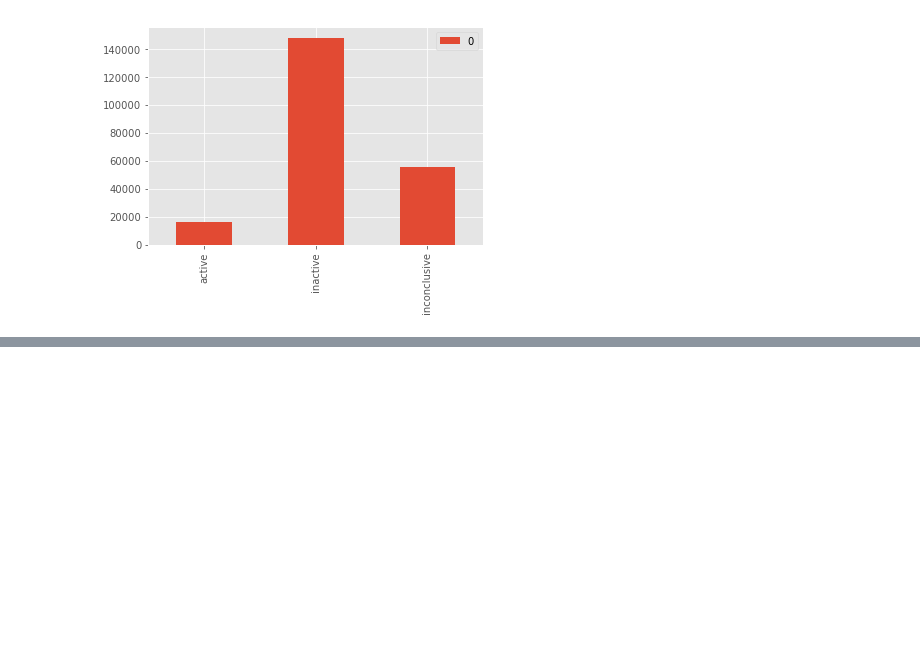
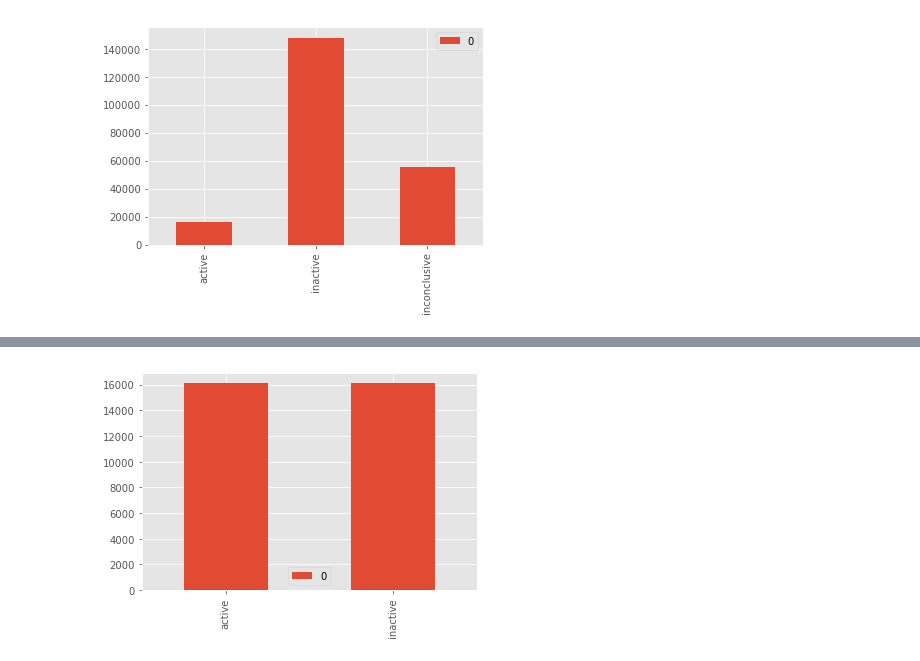
Before and after one commit to LRParser/pubchem-sklearn, a Jupyter notebook: pubchem_exploratory_analysis.ipynb, the cells around one changed output, grey strips where cells are left out. Drawn from its saved outputs; the diff is of its cells as text; code cells hidden in the pictures; blank space fills up the shorter version.

```diff
--- a/pubchem_exploratory_analysis.ipynb
+++ b/pubchem_exploratory_analysis.ipynb
@@ -10,6 +10,8 @@ from rdkit.Chem import Draw
 from rdkit.Chem.Draw import IPythonConsole
 from rdkit import Chem, DataStructs
 from rdkit.Chem import AllChem, rdMolDescriptors
+
+global_random_state = 42
 # %%
 import logging, sys
 logger = logging.getLogger()
@@ -192,0 +205,14 @@ for fp in df_undersampled['fingerprints'] :
+# %%
+# Now, let's undersample to obtain an even percentage of active and inactive samples
+from imblearn.under_sampling import RandomUnderSampler
+import pickle
+
+logger.info("Undersampling")
+
+rus = RandomUnderSampler(random_state=global_random_state,return_indices=True)
+X, y, indices = rus.fit_sample(np.array(fingerprints), np.array(activities))
+
+# Save data for later analysis
+
+with open('data.exploratory.undersampled.pickle', 'wb') as f:
+    pickle.dump((X,y,indices), f, pickle.HIGHEST_PROTOCOL)
@@ -192,0 +226,30 @@ for fp in df_undersampled['fingerprints'] :
+# %%
+# Let's look again at data distribution
+# Plot a histogram of outcomes
+
+logger.info("Loading data")
+
+with open('data.exploratory.undersampled.pickle', 'rb') as f:
+    # Pickle the 'data' dictionary using the highest protocol available.
+    (X, y, indices) = pickle.load(f)
+
+%matplotlib inline
+
+logger.info("Counting active/inactive")
+
+# Plot a histogram of outcomes
+%matplotlib inline
+
+# Calculate the frequency of each of the outcomes
+c = Counter(y)
+active_count = c[True]
+inactive_count = c[False]
+print("Active: {}, Inactive: {}".format(active_count,inactive_count))
+
+df_overview = pd.DataFrame(data=[active_count, inactive_count]
+                          ,index=['active','inactive'])
+
+df_overview.plot(kind='bar')
+
+logger.info("Creating chart")
+# %% [output]
@@ -193 +260,2 @@ for fp in df_undersampled['fingerprints'] :
+[figure, added]
 # %%
```
Also changed, not shown: parts of 15 cells of this notebook, 14 other files.
